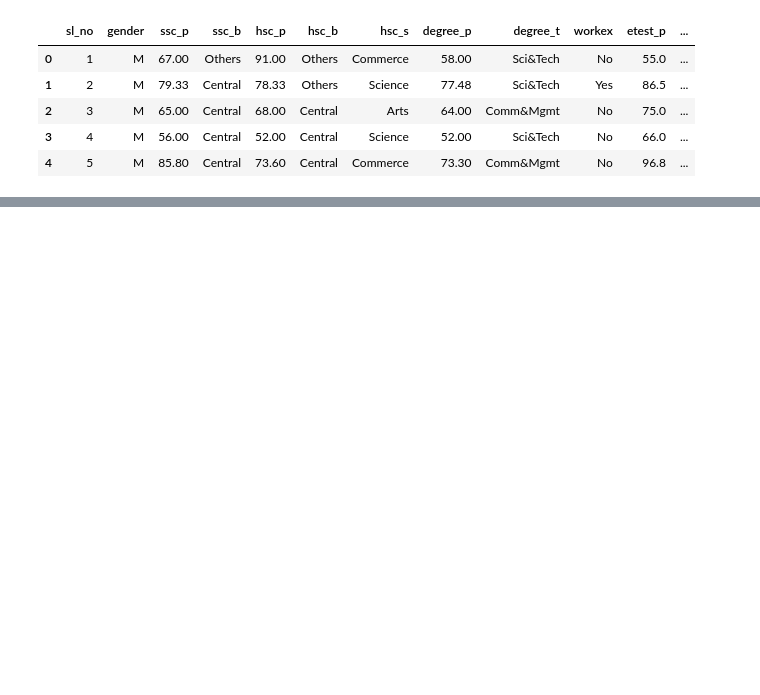
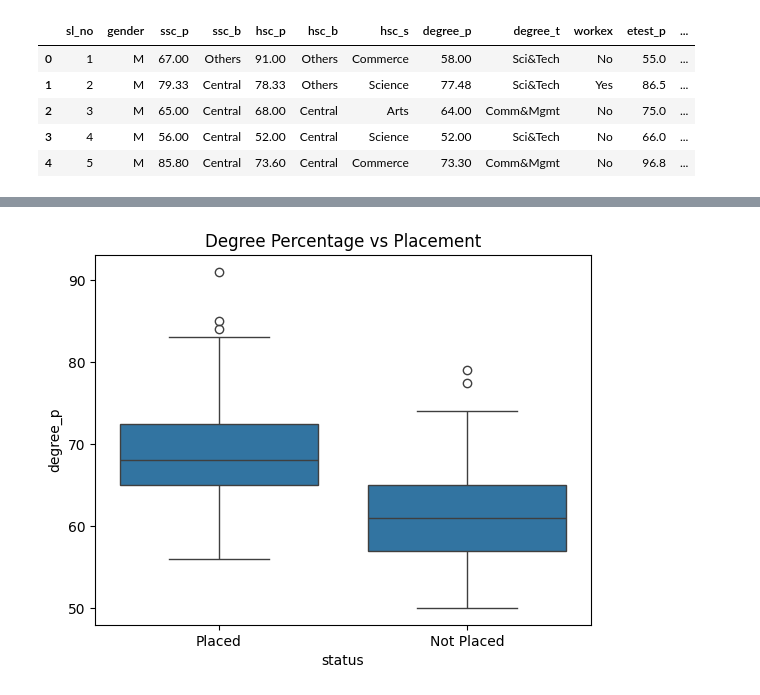
Before and after one commit to agnel010/Placement-Career-System, a Jupyter notebook: notebooks/01_eda.ipynb, the cells around one changed output, grey strips where cells are left out. Cells and saved outputs as stored; diff of their text form; code cells hidden in the pictures; blank space fills up the shorter version.

```diff
--- a/notebooks/01_eda.ipynb
+++ b/notebooks/01_eda.ipynb
@@ -11,0 +95,6 @@ df.head()
+# %%
+sns.boxplot(x='status', y='degree_p', data=df)
+plt.title("Degree Percentage vs Placement")
+plt.show()
+# %% [output]
+[figure, added]
```
Also changed, not shown: parts of 20 cells of this notebook, 4 other files.
